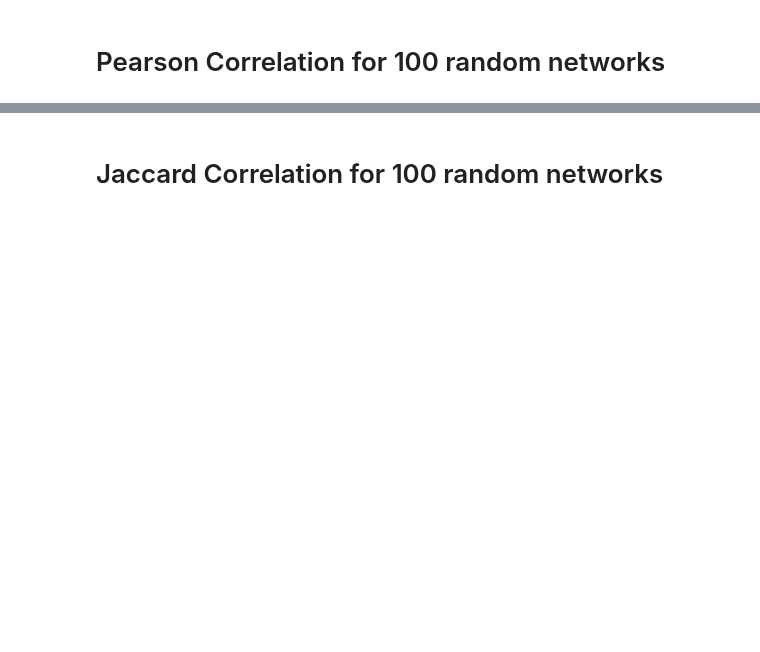
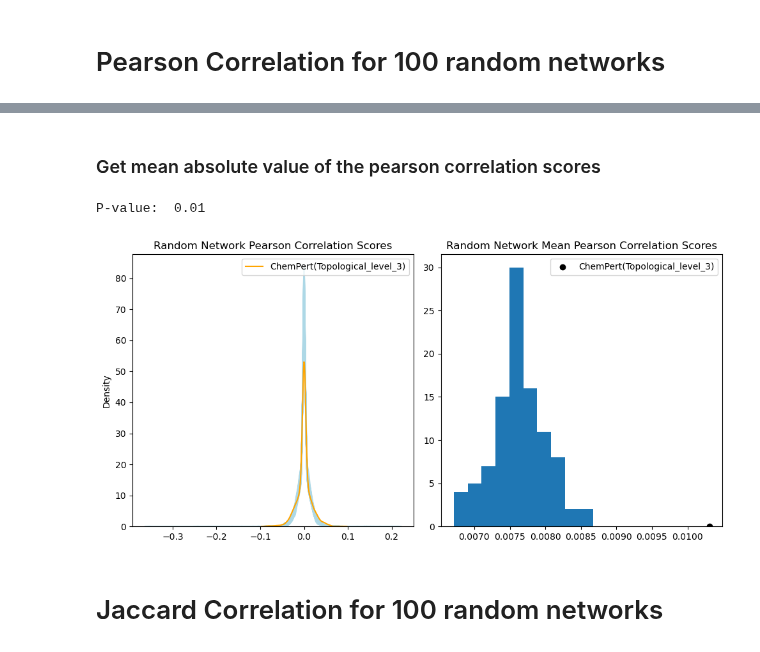
Before and after one commit to enveda/transcriptomic-target-correlation, a Jupyter notebook: notebooks/100_random_networks_correlation.ipynb, the cells around one changed output, grey strips where cells are left out. Saved outputs shown, nothing was run; the diff lists cells and outputs as text; code cells hidden in the pictures; blank space fills up the shorter version.

```diff
--- a/notebooks/100_random_networks_correlation.ipynb
+++ b/notebooks/100_random_networks_correlation.ipynb
@@ -220,3 +220,53 @@ ValueError: autodetected range of [nan, nan] is not finite
+# %% [markdown]
+### Get mean absolute value of the pearson correlation scores
+# %%
+#Set initial variables
+current_pearson_corr_df = {}
+current_jaccard_corr_df = {}
+p_values = []
+permutation_means = []
+plt.figure(figsize=(10,5))
+num_random_networks = 100
+
+#Get permutation means for each network
+plt.subplot(1,2,1)
+for i in tqdm_notebook(range(1, num_random_networks+1)):
+    network_name = 'random_' + str(i) + '.csv'
+    current_target = pd.read_csv('../test_data/target_data_frames/random_networks/' + network_name, index_col=0)
+    num_compounds = current_target.shape[0]
+    permutation = current_target.copy().reset_index(drop=True).corrwith(transcript_df['ChemPert'].copy()\
+                                                                       .sample(frac=1).reset_index(drop=True),
+                                                                   method='pearson',
+                                                                   axis=1)
+    permutation_means.append(sum(abs(permutation))/num_compounds)
+    sns.distplot(permutation, color='lightblue', hist=False)
+sns.distplot(target_df['ChemPert(Topological_level_3)'].copy().corrwith(transcript_df['ChemPert'].copy(),
+                                                                        method='pearson', axis=1),
+            hist=False, color='orange', label='ChemPert(Topological_level_3)')
+plt.title('Random Network Pearson Correlation Scores')
+plt.legend()
+
+# Calculate p-value
+original_mean = np.sum(abs(target_df['ChemPert(Topological_level_3)'].copy()
+                   .corrwith(transcript_df['ChemPert(Topological_level_3)'].copy(),
+                             method='pearson',
+                             axis=1)))/num_compounds
+p_value = (len([x for x in permutation_means if x >= original_mean])+1)/num_random_networks
+print('P-value: ', p_value)
+
+#Plot histogram
+plt.subplot(1,2,2)
+plt.hist(permutation_means)
+plt.scatter(original_mean,0,
+            label='ChemPert(Topological_level_3)',
+            color='black')
+plt.title('Random Network Mean Pearson Correlation Scores')
+plt.legend()
+plt.tight_layout()
+plt.show()
+# %% [output]
+P-value:  0.01
+[figure, added]
 # %% [markdown]
 # Jaccard Correlation for 100 random networks
 # %%
```
Also changed, not shown: parts of 7 cells of this notebook, 4 other files.
